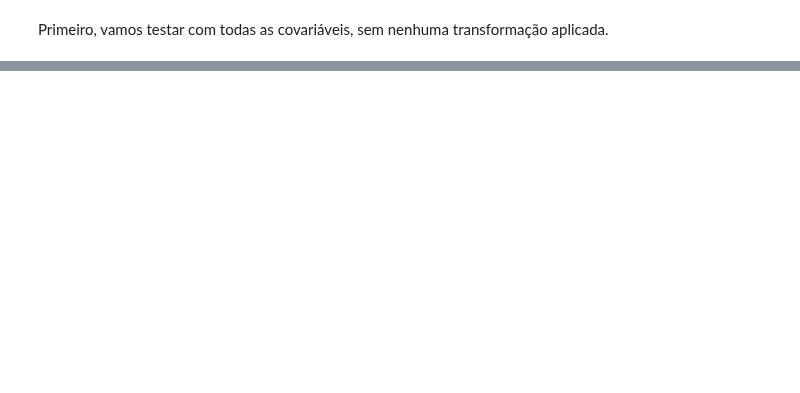
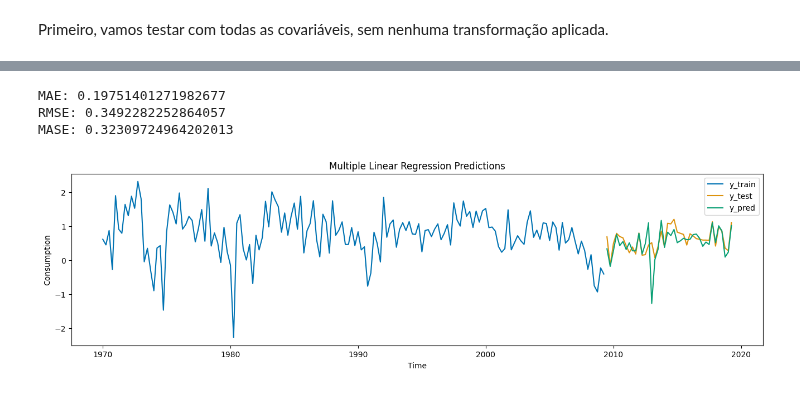
Before and after one commit to ramalhogs/Series_temporais_A2, a Jupyter notebook: linear_regression.ipynb, the cells around one changed output, grey strips where cells are left out. Saved outputs shown, nothing was run; the diff lists cells and outputs as text; code cells hidden in the pictures; blank space fills up the shorter version.

```diff
--- a/linear_regression.ipynb
+++ b/linear_regression.ipynb
@@ -187,0 +223,11 @@ MASE: 0.16042087529954585
+# %%
+df['Savings_log_sign'] = np.sign(df['Savings']) * np.log(np.abs(df['Savings']) + 1)
+
+covariates = ["Income", "Production", "Savings_log_sign", "Unemployment", "Quarter_order"]
+
+fit_and_plot_regression(df, target_column="Consumption", covariates=covariates)
+# %% [output]
+MAE: 0.19751401271982677
+RMSE: 0.3492282252864057
+MASE: 0.32309724964202013
+[figure, added]
```
Also changed, not shown: parts of 12 cells of this notebook.
